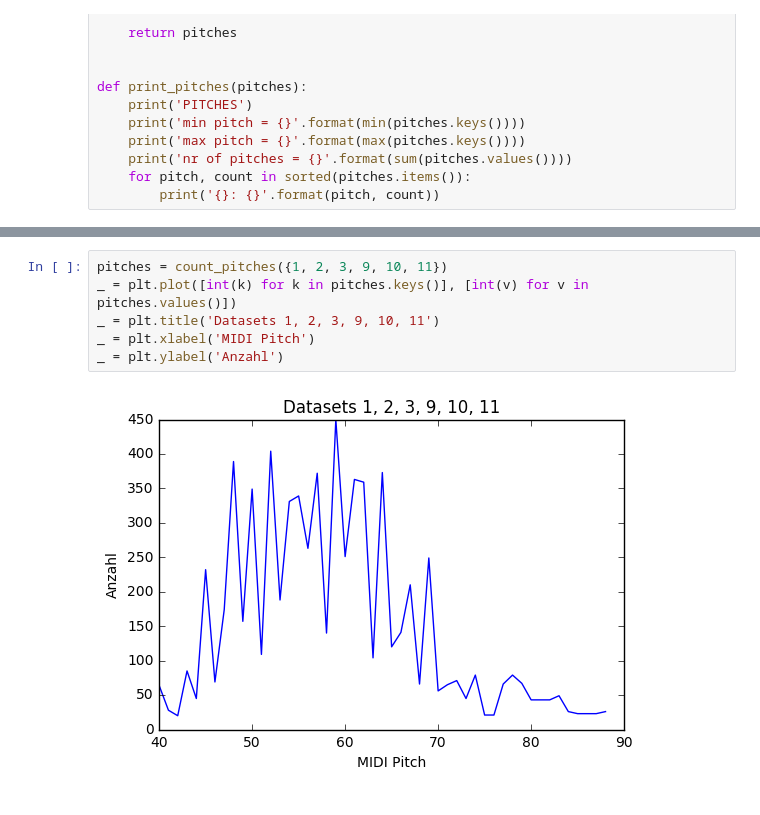
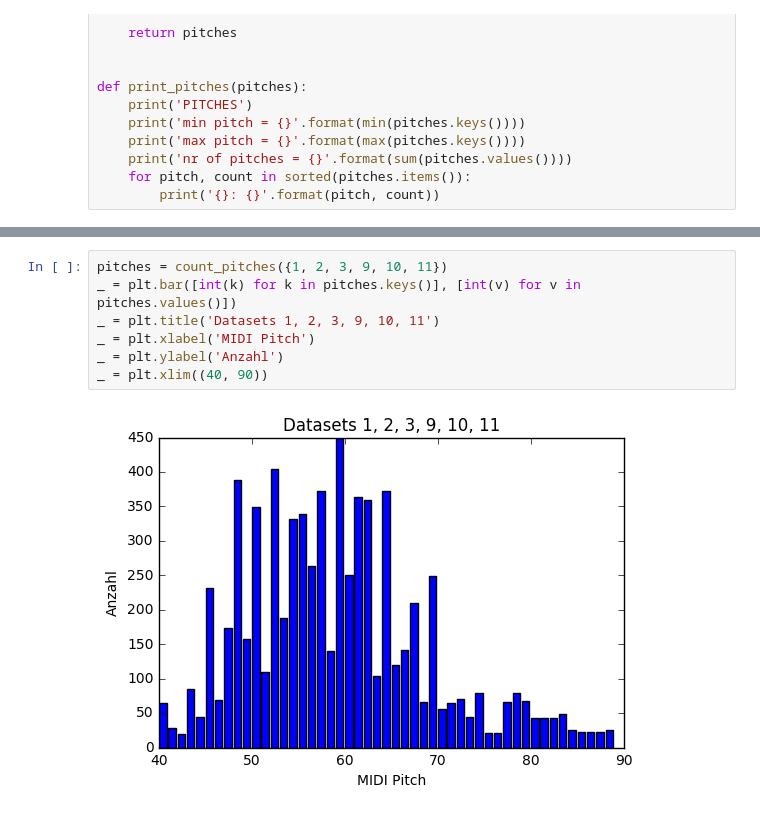
Before and after one commit to mpluess/music-transcription, a Jupyter notebook: notebooks/pitch_detection_datasets.ipynb, the cells around one changed output, grey strips where cells are left out. Drawn from its saved outputs; the diff is of its cells as text.

```diff
--- a/notebooks/pitch_detection_datasets.ipynb
+++ b/notebooks/pitch_detection_datasets.ipynb
@@ -62,11 +62,12 @@ nr of pitches = 7313
 # %%
 pitches = count_pitches({1, 2, 3, 9, 10, 11})
-_ = plt.plot([int(k) for k in pitches.keys()], [int(v) for v in pitches.values()])
+_ = plt.bar([int(k) for k in pitches.keys()], [int(v) for v in pitches.values()])
 _ = plt.title('Datasets 1, 2, 3, 9, 10, 11')
 _ = plt.xlabel('MIDI Pitch')
 _ = plt.ylabel('Anzahl')
+_ = plt.xlim((40, 90))
 # %% [output]
-[figure, old version]
+[figure, new version]
 # %%
 f, axarr = plt.subplots(3, 2)
 datasets = [1, 2, 3, 9, 10, 11]
```
Also changed, not shown: parts of 3 cells of this notebook, 23 other files.
